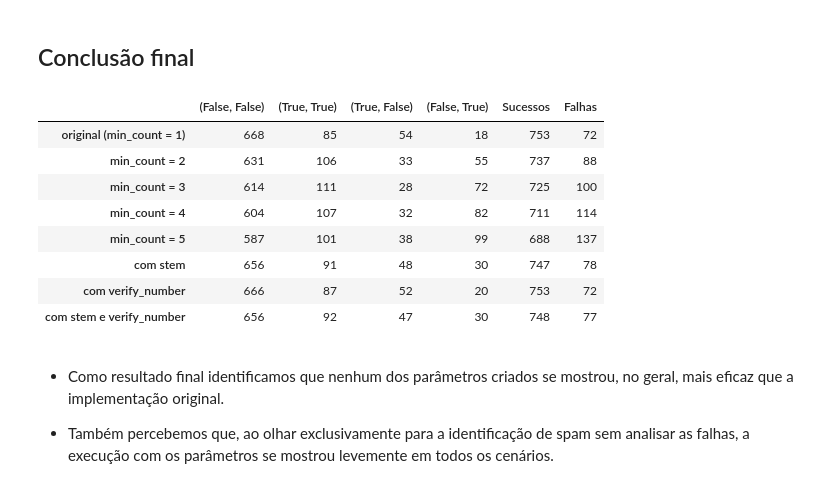
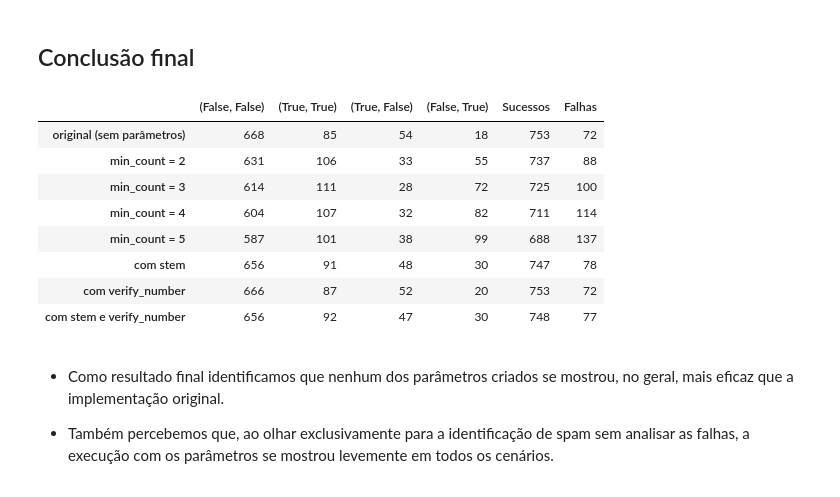
Before and after one commit to progtiago/JupyterNotebooks, a Jupyter notebook: UFPR-IAA/aplied-programing-language/Naive Bayes Implementation.ipynb, the cells around one changed output. Cells and saved outputs as stored; diff of their text form; code cells hidden in the pictures.

```diff
--- a/UFPR-IAA/aplied-programing-language/Naive Bayes Implementation.ipynb
+++ b/UFPR-IAA/aplied-programing-language/Naive Bayes Implementation.ipynb
@@ -561,32 +561,32 @@ Assim como nos testes anteriores vimos o aumento no número de falhas, assim com
 # %%
 df_resultado_final = pd.DataFrame([dict(original_result),
                       dict(min_count_2_result),
                       dict(min_count_3_result),
                       dict(min_count_4_result),
                       dict(min_count_5_result),
                       dict(stem_result),
                       dict(verify_number_result),
                       dict(stem_and_verify_number_result)],
-                      index = ['original (min_count = 1)',
+                      index = ['original (sem parâmetros)',
                                'min_count = 2',
                                'min_count = 3',
                                'min_count = 4',
                                'min_count = 5',
                                'com stem',
                                'com verify_number',
                                'com stem e verify_number'
                               ])
 
 
 final_success = df_resultado_final[(False, False)] + df_resultado_final[(True, True)]
 final_fail = df_resultado_final[(False, True)] + df_resultado_final[(True, False)]
 
 df_resultado_final['Sucessos']= final_success
 df_resultado_final['Falhas']= final_fail
 df_resultado_final
 # %% [output]
 |  | (False, False) | (True, True) | (True, False) | (False, True) | Sucessos | Falhas |
-| original (min_count = 1) | 668 | 85 | 54 | 18 | 753 | 72 |
+| original (sem parâmetros) | 668 | 85 | 54 | 18 | 753 | 72 |
 | min_count = 2 | 631 | 106 | 33 | 55 | 737 | 88 |
 | min_count = 3 | 614 | 111 | 28 | 72 | 725 | 100 |
 | min_count = 4 | 604 | 107 | 32 | 82 | 711 | 114 |
```
